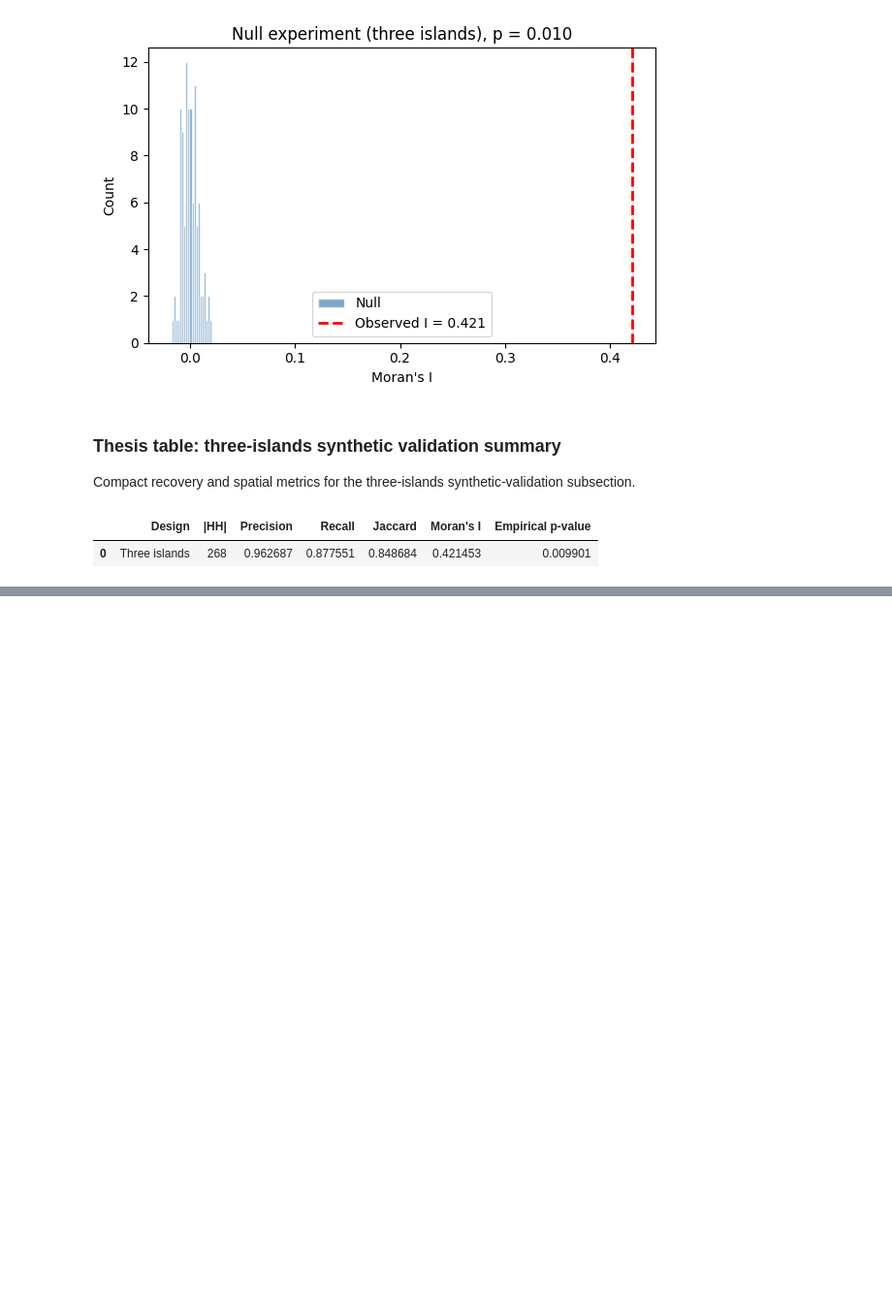
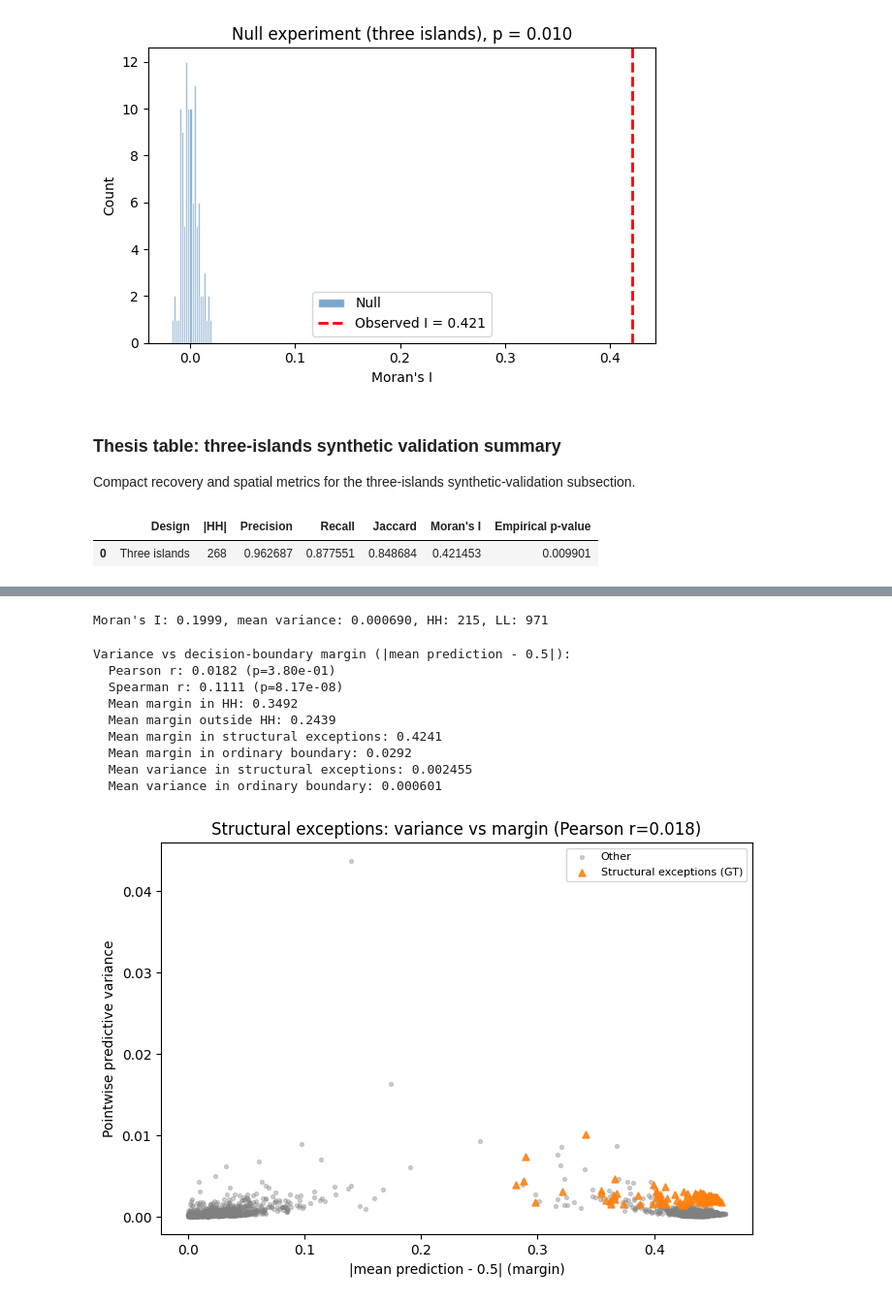
Before and after one commit to DejvisT/spatial-rashomon-multiplicity, a Jupyter notebook: notebooks/08_synthetic_multiplicity.ipynb, the cells around one changed output, grey strips where cells are left out. Shown at 97% size. Cells and saved outputs as stored; diff of their text form; code cells hidden in the pictures; blank space fills up the shorter version.

```diff
--- a/notebooks/08_synthetic_multiplicity.ipynb
+++ b/notebooks/08_synthetic_multiplicity.ipynb
@@ -615,0 +699,74 @@ display(three_islands_tbl)
+# %%
+# Rashomon + spatial
+n_cand = len(load_meta(run_dir))
+K_actual = min(K, n_cand)
+P_rashomon = load_P_test(run_dir)[select_rashomon_global(run_dir, K=K_actual)]
+spatial = run_spatial(run_dir, X_test, K=K_actual, k=K_NN)
+mult = compute_multiplicity_metrics(P_rashomon, epsilon=0.05)
+v = pointwise_variance(P_rashomon, ddof=0)
+mean_pred = P_rashomon.mean(axis=0)
+margin = np.abs(mean_pred - 0.5)
+HH_mask = spatial["HH_mask"]
+LL_mask = spatial["LL_mask"]
+print(
+    f"Moran's I: {spatial['moran_i']:.4f}, mean variance: {mult['mean_variance']:.6f}, "
+    f"HH: {HH_mask.sum()}, LL: {LL_mask.sum()}"
+)
+# %% [output]
+Moran's I: 0.1999, mean variance: 0.000690, HH: 215, LL: 971
+# %%
+# Decision-boundary diagnostic: variance vs ensemble margin
+test_idx = split["test"]
+island_test = gt.island_mask[test_idx]
+boundary_test = gt.boundary_mask[test_idx]
+
+r_pearson, p_pearson = stats.pearsonr(v, margin)
+r_spearman, p_spearman = stats.spearmanr(v, margin)
+
+margin_hh_mean = margin[HH_mask].mean() if HH_mask.sum() else np.nan
+margin_non_hh_mean = margin[~HH_mask].mean()
+margin_island_mean = margin[island_test].mean() if island_test.sum() else np.nan
+margin_boundary_mean = margin[boundary_test].mean() if boundary_test.sum() else np.nan
+var_island_mean = v[island_test].mean() if island_test.sum() else np.nan
+var_boundary_mean = v[boundary_test].mean() if boundary_test.sum() else np.nan
+
+print("Variance vs decision-boundary margin (|mean prediction - 0.5|):")
+print(f"  Pearson r: {r_pearson:.4f} (p={p_pearson:.2e})")
+print(f"  Spearman r: {r_spearman:.4f} (p={p_spearman:.2e})")
+print(f"  Mean margin in HH: {margin_hh_mean:.4f}")
+print(f"  Mean margin outside HH: {margin_non_hh_mean:.4f}")
+print(f"  Mean margin in structural exceptions: {margin_island_mean:.4f}")
+print(f"  Mean margin in ordinary boundary: {margin_boundary_mean:.4f}")
+print(f"  Mean variance in structural exceptions: {var_island_mean:.6f}")
+print(f"  Mean variance in ordinary boundary: {var_boundary_mean:.6f}")
+
+fig, ax = plt.subplots(figsize=(7, 5))
+ax.scatter(margin[~island_test], v[~island_test], s=8, alpha=0.35, c="gray", label="Other")
+ax.scatter(
+    margin[island_test],
+    v[island_test],
+    s=25,
+    alpha=0.85,
+    c="C1",
+    marker="^",
+    label="Structural exceptions (GT)",
+    zorder=5,
+)
+ax.set_xlabel("|mean prediction - 0.5| (margin)")
+ax.set_ylabel("Pointwise predictive variance")
+ax.set_title(f"Structural exceptions: variance vs margin (Pearson r={r_pearson:.3f})")
+ax.legend(loc="best", fontsize=8)
+plt.tight_layout()
+plt.savefig(FIG_DIR / "structural_exceptions_variance_margin.pdf", bbox_inches="tight")
+plt.show()
+# %% [output]
+Variance vs decision-boundary margin (|mean prediction - 0.5|):
+  Pearson r: 0.0182 (p=3.80e-01)
+  Spearman r: 0.1111 (p=8.17e-08)
+  Mean margin in HH: 0.3492
+  Mean margin outside HH: 0.2439
+  Mean margin in structural exceptions: 0.4241
+  Mean margin in ordinary boundary: 0.0292
+  Mean variance in structural exceptions: 0.002455
+  Mean variance in ordinary boundary: 0.000601
+[figure, added]
```
Also changed, not shown: parts of 13 cells of this notebook, 17 other files.
